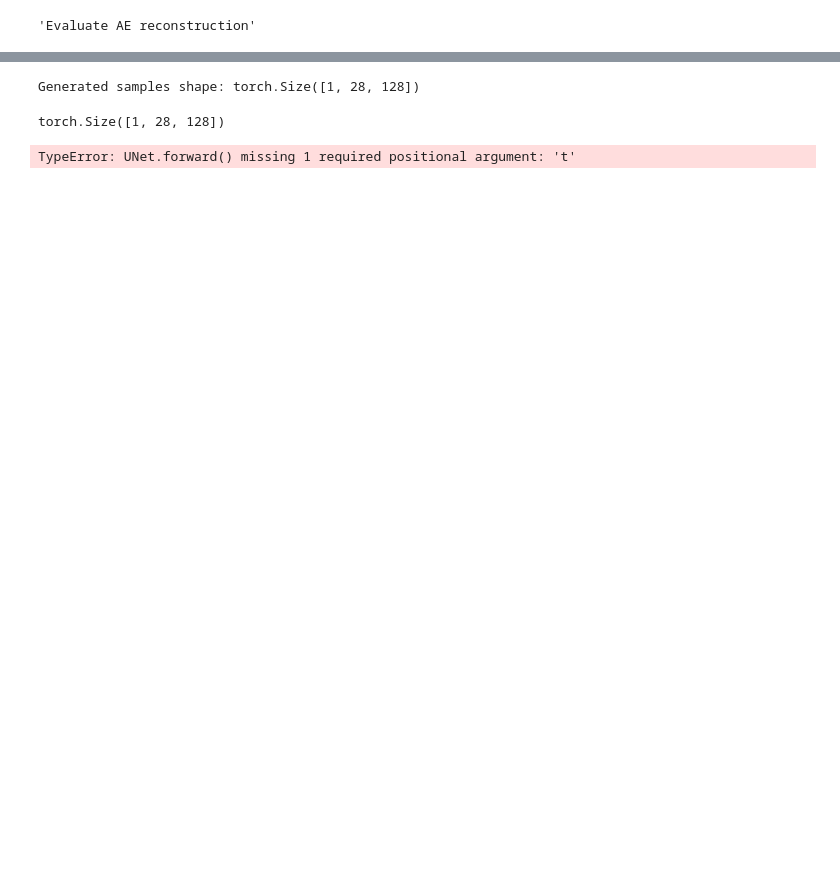
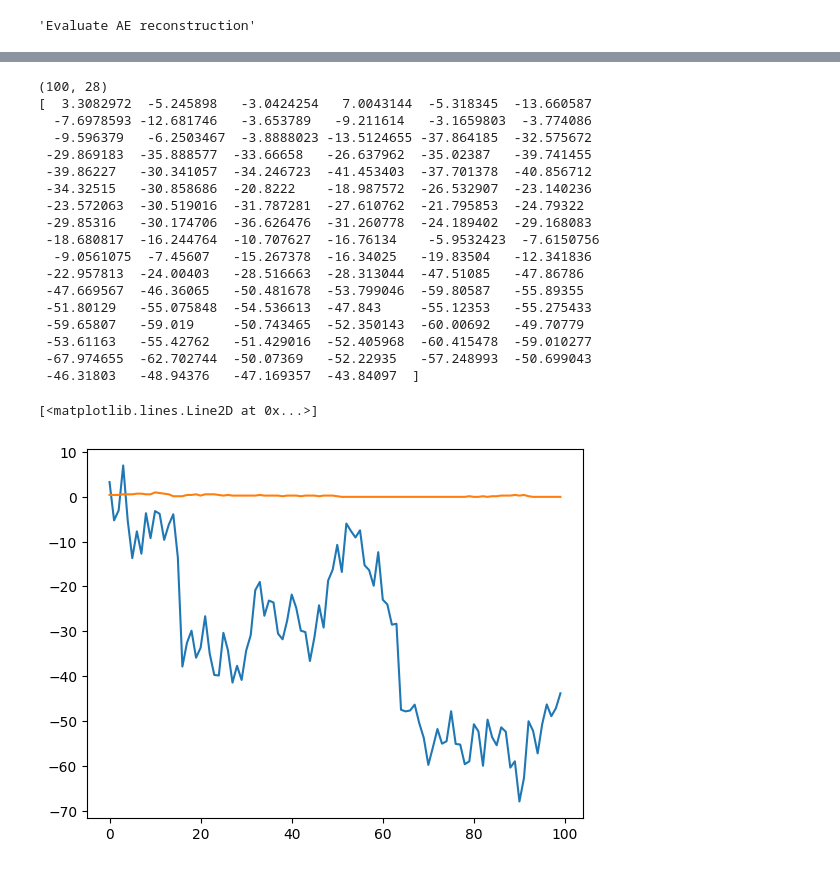
Before and after one commit to abiadf/silofuse_timeseries, a Jupyter notebook: silofuse_notebook.ipynb, the cells around one changed output, grey strips where cells are left out. Saved outputs shown, nothing was run; the diff lists cells and outputs as text; code cells hidden in the pictures; blank space fills up the shorter version.

Commit message:
diffusion not converging need to check unet

```diff
--- a/silofuse_notebook.ipynb
+++ b/silofuse_notebook.ipynb
@@ -204,38 +188,39 @@ Early stopping triggered!
 # %%
 """Generate new samples from diffusion"""
 
 diffusion_model.eval()
 diffusion_model.to(device)
 
+desired_length = 100
+
 with torch.no_grad():
-    sample_shape      = (1, X_scaled.shape[1], 128)
-    generated_samples = diff.sample_new_data(diffusion_model, betas, diff_steps, sample_shape)
-    print(f"Generated samples shape: {generated_samples.shape}")
+    sample_shape     = (1, X_scaled.shape[1], desired_length)
+    generated_samples= diff.sample_new_data(diffusion_model, betas, diff_steps, sample_shape)
+    generated_array  = generated_samples.cpu().squeeze(0).numpy().T # Move to CPU then convert to NumPy
 
-    generated_array = generated_samples.cpu().squeeze(0).numpy() # Move to CPU then convert to NumPy
-    num_features    = generated_array.shape[0]
-    time_steps      = generated_array.shape[1]
+print(generated_array.shape)
+print(generated_array[:,1])
 
-generated_samples.shape
+plt.plot(generated_array[:, 1])
+plt.plot(X_scaled[:desired_length, 1])
 # %% [output]
-Generated samples shape: torch.Size([1, 28, 128])
+(100, 28)
+[  3.3082972  -5.245898   -3.0424254   7.0043144  -5.318345  -13.660587
+  -7.6978593 -12.681746   -3.653789   -9.211614   -3.1659803  -3.774086
+  -9.596379   -6.2503467  -3.8888023 -13.5124655 -37.864185  -32.575672
+ -29.869183  -35.888577  -33.66658   -26.637962  -35.02387   -39.741455
+ -39.86227   -30.341057  -34.246723  -41.453403  -37.701378  -40.856712
+ -34.32515   -30.858686  -20.8222    -18.987572  -26.532907  -23.140236
+ -23.572063  -30.519016  -31.787281  -27.610762  -21.795853  -24.79322
+ -29.85316   -30.174706  -36.626476  -31.260778  -24.189402  -29.168083
+ -18.680817  -16.244764  -10.707627  -16.76134    -5.9532423  -7.6150756
+  -9.0561075  -7.45607   -15.267378  -16.34025   -19.83504   -12.341836
+ -22.957813  -24.00403   -28.516663  -28.313044  -47.51085   -47.86786
+ -47.669567  -46.36065   -50.481678  -53.799046  -59.80587   -55.89355
+ -51.80129   -55.075848  -54.536613  -47.843     -55.12353   -55.275433
+ -59.65807   -59.019     -50.743465  -52.350143  -60.00692   -49.70779
+ -53.61163   -55.42762   -51.429016  -52.405968  -60.415478  -59.010277
+ -67.974655  -62.702744  -50.07369   -52.22935   -57.248993  -50.699043
+ -46.31803   -48.94376   -47.169357  -43.84097  ]
-torch.Size([1, 28, 128])
+[<matplotlib.lines.Line2D at 0x...>]
+[figure, added]
-# %%
-"""Making LDM"""
-
-# Silofuse
-num_clients = 3
-clients_data= [X_scaled[:,1], X_scaled[:,2], X_scaled[:,3]]
-
-latents = []
-for data in clients_data:
-    latent = ae.Autoencoder.encode_to_latent
-    latents.append(latent)
-
-synth_latents = diffusion_model.forward(latents)
-synth_client_latents = split(synth_latents)
-
-for latent_data in synth_latents:
-    synth_data = ae.Autoencoder.decode_from_latent(latent_data)
-# %% [output]
-TypeError: UNet.forward() missing 1 required positional argument: 't'
```
Also changed, not shown: parts of 5 cells of this notebook, 3 other files.
